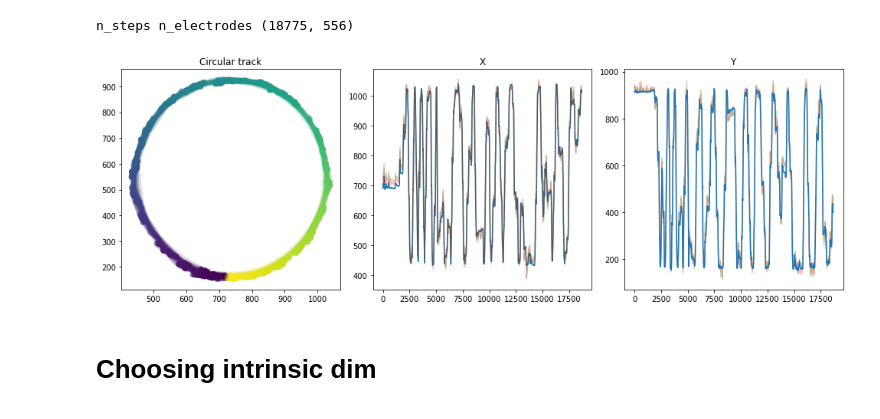
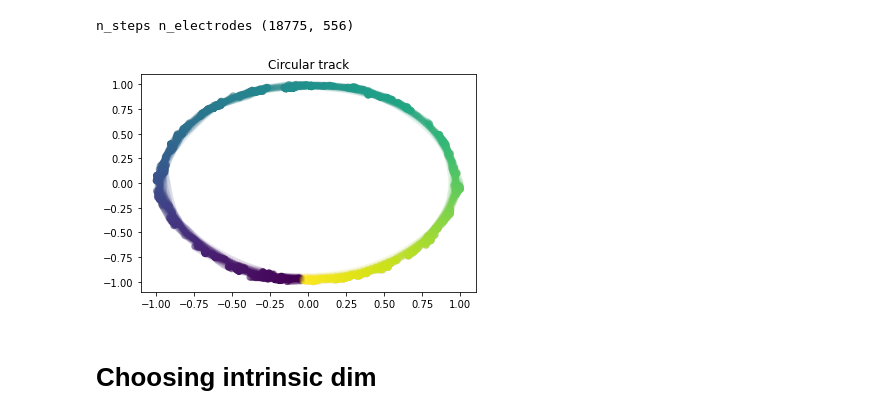
Before and after one commit to blufzzz/NeuroMice, a Jupyter notebook: Autoencoders.ipynb, the cells around one changed output. Drawn from its saved outputs; the diff is of its cells as text; code cells hidden in the pictures.

```diff
--- a/Autoencoders.ipynb
+++ b/Autoencoders.ipynb
@@ -54,32 +69,6 @@ trim=50
 spikes_df = spikes_df[trim:-trim]
 # %% [output]
 n_steps n_electrodes (18775, 556)
-# %%
-X = spikes_df["x"].to_numpy()
-Y = spikes_df["y"].to_numpy()
-X_green = spikes_df["x_green"].to_numpy()
-Y_green = spikes_df["y_green"].to_numpy()
-X_red = spikes_df["x_red"].to_numpy()
-Y_red = spikes_df["y_red"].to_numpy()
-
-coords = spikes_df[['x', 'y']].values
-coords -= coords.mean(0)[None,:]
-phi = np.arctan2(coords[:,0], coords[:,1])
-
-fig, ax = plt.subplots(nrows=1, ncols=3, figsize=(13.75,4.75))
-ax[0].set_title("Circular track")
-ax[0].scatter(X, Y, alpha=0.05, c=phi)
-ax[1].set_title("X")
-ax[1].plot(X)
-ax[1].plot(X_green, c="g", alpha=0.25)
-ax[1].plot(X_red, c="r", alpha=0.25)
-ax[2].set_title("Y")
-ax[2].plot(Y_green, c="g", alpha=0.25)
-ax[2].plot(Y_red, c="r", alpha=0.25)
-ax[2].plot(Y)
-plt.tight_layout()
-# %% [output]
-[figure, removed]
 # %%
 X = spikes_df.iloc[:,7:].to_numpy()
 X_std = StandardScaler().fit_transform(X)
@@ -86,3 +76,17 @@ X_std = StandardScaler().fit_transform(X)
+# %%
+coords = spikes_df[['x', 'y']].values
+coords -= coords.mean(0)[None,:]
+phi = np.arctan2(coords[:,0], coords[:,1])
+
+minmax_scaler = MinMaxScaler((-1,1))
+coords_ = minmax_scaler.fit_transform(coords)
+
+plt.title("Circular track")
+
+plt.scatter(coords_[:,0], coords_[:,1], alpha=0.05, c=phi)
+plt.show()
+# %% [output]
+[figure, added]
 # %% [markdown]
 # Choosing intrinsic dim
 # %%
```
Also changed, not shown: parts of 32 cells of this notebook, 4 other files.
